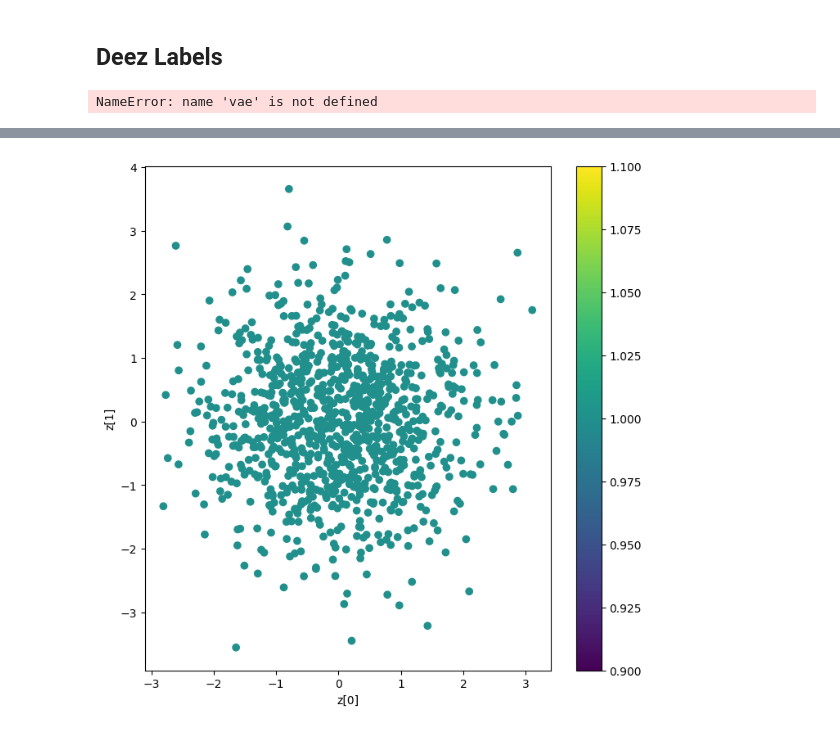
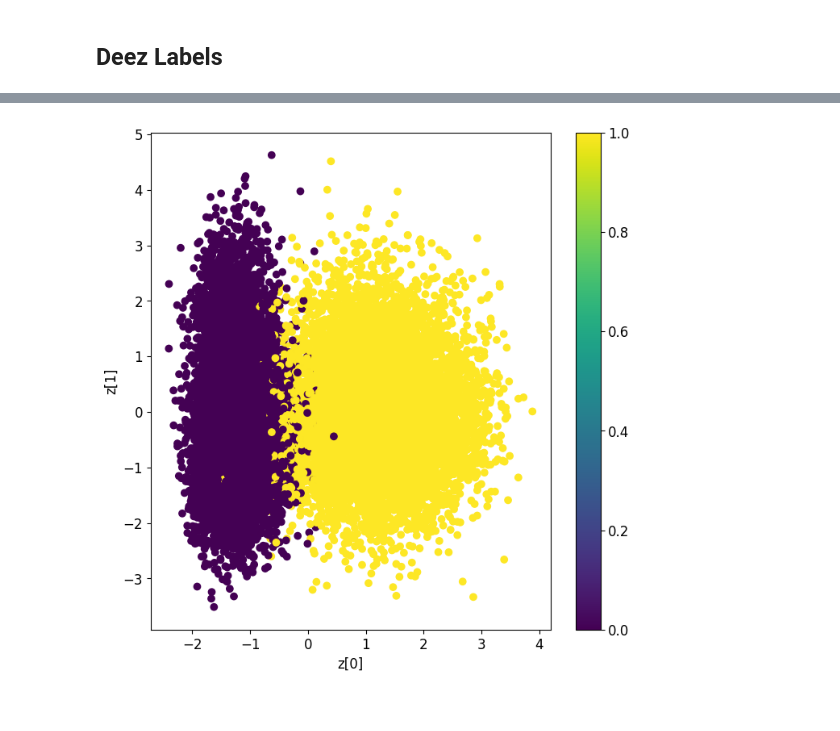
Before and after one commit to group9ine/variational-autoencoders, a Jupyter notebook: DistMatConv2D-PCA.ipynb, the cells around one changed output, grey strips where cells are left out. Drawn from its saved outputs; the diff is of its cells as text; code cells hidden in the pictures.

```diff
--- a/DistMatConv2D-PCA.ipynb
+++ b/DistMatConv2D-PCA.ipynb
@@ -27,7 +22,7 @@ Define core features of the dataset
 # %%
 dim = 2
 numpart = 30
-latent_dim = 100
+latent_dim = 50
 box_size = 10
 # %% [markdown]
 Import and reshape data
@@ -36,20 +31,20 @@ fname = r'\\wsl$\Ubuntu\home\alepitte\ale\uni\variational-autoencoders\mc-sampli
 #fname = '/Users/lorenzobarbiero/Documents/GitHub/variational-autoencoders/mc-sampling/good-runs/test_30_10_1_0.75_0.2_10000_2500_5_x.txt'
 
 with open(fname) as f:
-    df0 = pd.dataframe( [
+    df0 = pd.DataFrame( [
         [float(i.strip()) for i in s.split(" ") if i != ""]
         for s in f.read().split("\n")
         if s != ""] )
 
-fname1 = r'\\wsl$\Ubuntu\home\alepitte\ale\uni\variational-autoencoders\mc-sampling\dump\test_30_10_0.1_0.75_0.2_10000_2500_5_x.txt'
+fname1 = r'\\wsl$\Ubuntu\home\alepitte\ale\uni\variational-autoencoders\mc-sampling\dump\test_30_10_0.1_0.75_0.2_10000_2500_0_x.txt'
 
 with open(fname1) as f:
-    df1 = pd.dataframe( [
+    df1 = pd.DataFrame( [
         [float(i.strip()) for i in s.split(" ") if i != ""]
         for s in f.read().split("\n")
         if s != ""] )
 
-data = result = pd.concat([df0, df1])
+data = pd.concat([df0, df1])
 
-label = [0]*len(dataset0) + [1]*len(dataset1)
+labels = np.array(  [0]*len(df0) + [1]*len(df1)  )
 # %%
@@ -150,7 +155,7 @@ labels = labels[permutation]
 dm = dm[permutation]
 
 #m_training needs to be the number of samples in the training set
-m_training = int(m*0.8)
+m_training = int(m*train_perc)
 
 #m_test needs to be the number of samples in the test set
 m_test = m-m_training
@@ -163,12 +168,12 @@ testset_mat = dm[m_training:]
 
 
 #check if there are at least 10 elements from class -1 and 1
-c1=np.count_nonzero(Y_training==1)
-c0=np.count_nonzero(Y_training==0)
+c1=np.count_nonzero(labels[:m_training]==1)
+c0=np.count_nonzero(labels[:m_training]==0)
 
-print('number of 1 in training set:', c1, '\n', 'number of -1 in training set:', c0)
+print('number of 1 in training set:', c1, '\n', 'number of 0 in training set:', c0)
 
-while(c1<10 or c0<10): #permute until the condition is reached
+while(c1<1000 or c0<1000): #permute until the condition is reached
 
     permutation = np.random.permutation(m) # random permurtation
 
@@ -182,10 +187,10 @@ while(c1<10 or c0<10): #permute until the condition is reached
     trainset_mat = dm[:m_training]
     testset_mat = dm[m_training:]
 
-    c1=np.count_nonzero(Y_training==1)
-    c0=np.count_nonzero(Y_training==-1)
+    c1=np.count_nonzero(labels[:m_training]==1)
+    c0=np.count_nonzero(labels[:m_training]==0)
 
 
-print("Shape of training set: " + str(X_training.shape))
-print("Shape of test set: " + str(X_test.shape))
+print("Shape of training set: " + str(trainset_conf.shape))
+print("Shape of test set: " + str(testset_mat.shape))
 # %% [output]
@@ -532,6 +537,7 @@ MovieWriter imagemagick unavailable; using Pillow instead.
 # %% [markdown]
 ## Deez Labels
 # %%
+import sklearn
 from sklearn.decomposition import PCA
 
 def label_vis(vae, data, labels):
@@ -541,23 +547,17 @@ def label_vis(vae, data, labels):
 
 
     pca = PCA(n_components=2)
-    transformed_data = pca.fit_transform(data)
+    transformed_data = pca.fit_transform(z_mean)
     variance_ratio = pca.explained_variance_ratio_
     print(variance_ratio)
 
     #plot
-    plt.figure(figsize=(8, 8))
+    plt.figure(figsize=(5, 5))
     plt.scatter(transformed_data[:, 0], transformed_data[:, 1], c=labels)
     plt.colorbar()
     plt.xlabel("z[0]")
     plt.ylabel("z[1]")
     plt.show()
-# %%
-z_mean, _, _ = vae.encoder.predict(data)
-
-pca_result = tft.pca(z_mean, 2)
-# %% [output]
-NameError: name 'vae' is not defined
 # %%
-label_vis(vae, data, labels)
+label_vis(vae, dm, labels)
 # %% [output]
@@ -565 +566 @@ label_vis(vae, data, labels)
-[figure, old version]
+[figure, new version]
```
Also changed, not shown: parts of 24 cells of this notebook.
